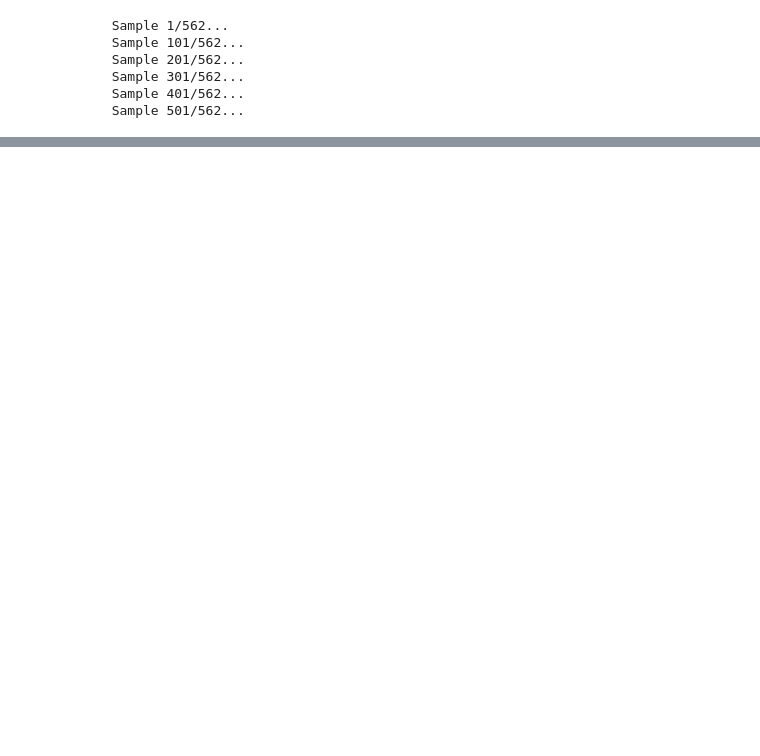
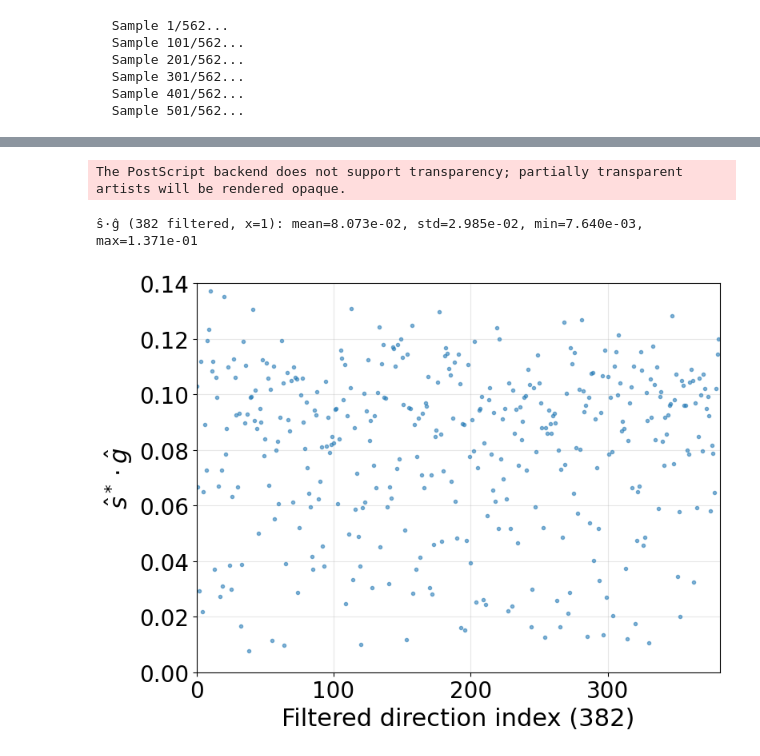
Before and after one commit to hizakim/4th_yr_project, a Jupyter notebook: Z4_delta_theta.ipynb, the cells around one changed output, grey strips where cells are left out. Cells and saved outputs as stored; diff of their text form; code cells hidden in the pictures; blank space fills up the shorter version.

```diff
--- a/Z4_delta_theta.ipynb
+++ b/Z4_delta_theta.ipynb
@@ -685,0 +350,49 @@ The PostScript backend does not support transparency; partially transparent arti
+# %%
+# Gradient dot ŝ*·ĝ vs filtered direction index (each s* is paired with the gradient at its own theta*)
+# x_collect rows (section 5) are s_perp* + v for theta_opt[i], and `mask` (y_max,g < -0.1) selects the same rows
+# of x_collect_filtered and theta_opt
+n_retained = x_collect_filtered.shape[0]
+assert n_retained == int(mask.sum())
+
+theta_matched_jax = jnp.asarray(theta_opt[mask])
+
+X_rows = np.asarray(x_collect_filtered)
+X_hat_rows = X_rows / np.maximum(np.linalg.norm(X_rows, axis=1, keepdims=True), 1e-30)
+
+def make_batched_grad(x_osn):
+    def y_output_sum(theta):
+        r, g, b, y = mitral_output(theta, x_osn, m, n_r, n_b, n_g, n_y)
+        return jnp.sum(y)
+    return jax.jit(jax.vmap(jax.grad(y_output_sum)))
+
+def compute_dots_matched(x_osn):
+    G_matched = np.asarray(make_batched_grad(x_osn)(theta_matched_jax))
+    G_hat_matched = G_matched / np.maximum(np.linalg.norm(G_matched, axis=1, keepdims=True), 1e-30)
+    return np.sum(X_hat_rows * G_hat_matched, axis=1)
+
+# x = 1 operating point the baselines were optimised at (same as the Hessian in section 5)
+x_osn = jnp.ones(m)
+dir_index = np.arange(n_retained)
+
+dots_matched = compute_dots_matched(x_osn)
+print(
+    f'ŝ·ĝ ({n_retained} filtered, x=1): '
+    f'mean={np.mean(dots_matched):.3e}, std={np.std(dots_matched):.3e}, '
+    f'min={dots_matched.min():.3e}, max={dots_matched.max():.3e}'
+)
+
+fig, ax = plt.subplots(figsize=(8, 6))
+ax.plot(dir_index, dots_matched, '.', ms=6, alpha=0.55, color='C0')
+ax.set_xlabel(rf'Filtered direction index ({n_retained})', fontsize=22)
+ax.set_ylabel(r'$\hat{s}^* \cdot \hat{g}$', fontsize=22)
+ax.tick_params(axis='both', labelsize=20, direction='out')
+ax.grid(True, alpha=0.3)
+ax.set_xlim(0, 382)
+ax.set_ylim(0, 0.14)
+plt.tight_layout()
+plt.savefig('Figures_z/x_collect_gradient_dots.eps')
+plt.show()
+# %% [output]
+The PostScript backend does not support transparency; partially transparent artists will be rendered opaque.
+ŝ·ĝ (382 filtered, x=1): mean=8.073e-02, std=2.985e-02, min=7.640e-03, max=1.371e-01
+[figure, added]
```
Also changed, not shown: parts of 23 cells of this notebook, 38 other files.
